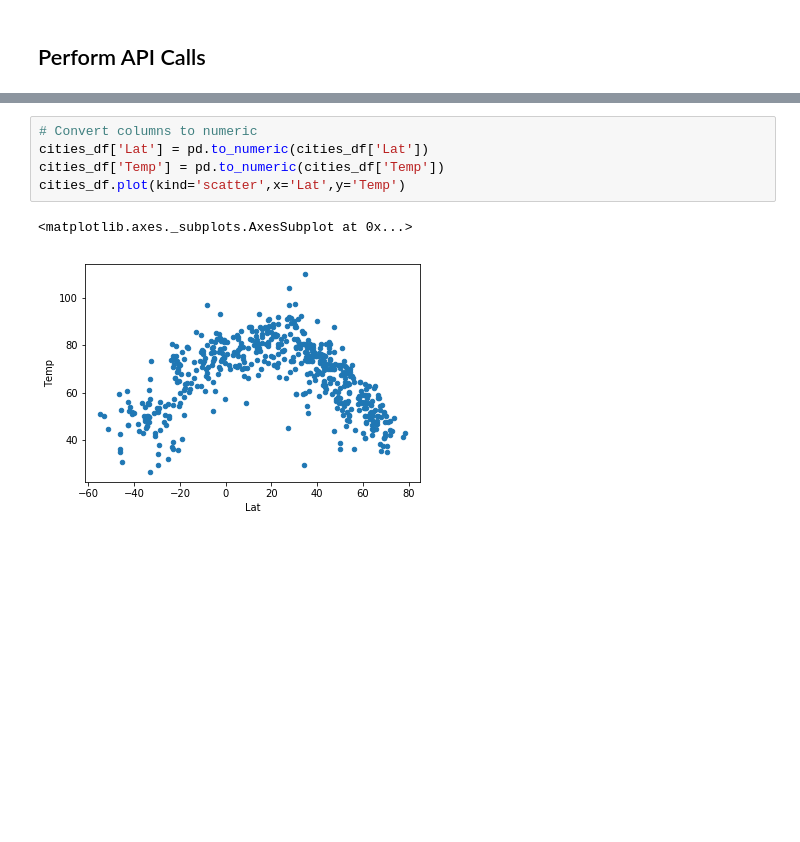
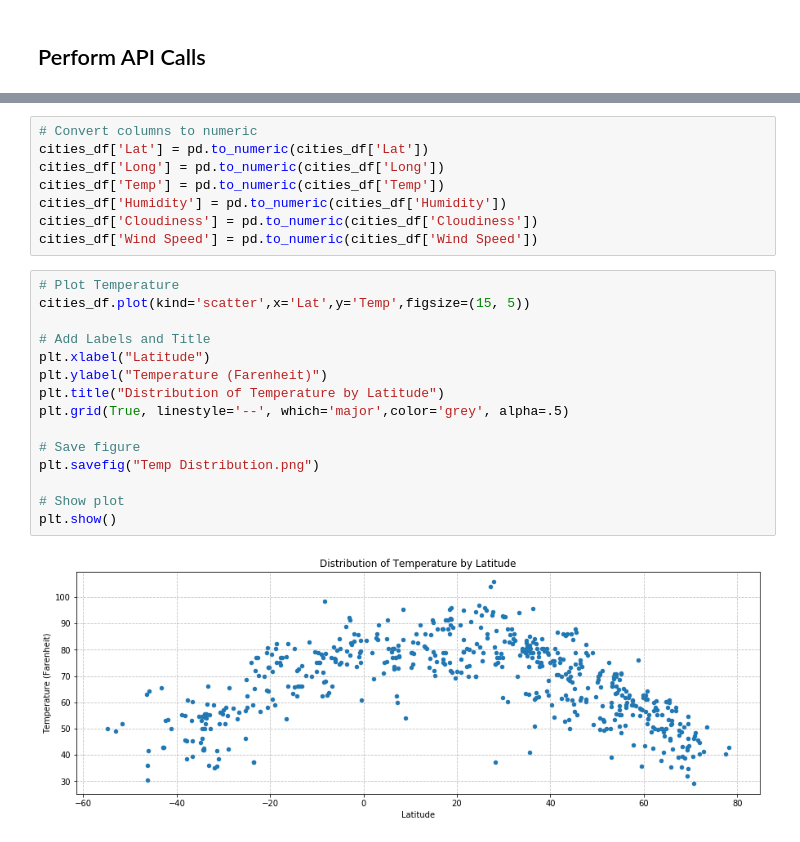
Before and after one commit to FractalMind81/DataAnalytics, a Jupyter notebook: Python/API/WeatherPy.ipynb, the cells around one changed output, grey strips where cells are left out. Drawn from its saved outputs; the diff is of its cells as text; blank space fills up the shorter version.

Commit message:
add weather plots and figures

```diff
--- a/Python/API/WeatherPy.ipynb
+++ b/Python/API/WeatherPy.ipynb
@@ -103,8 +108,25 @@ cities_df.head()
 # %%
 # Convert columns to numeric
 cities_df['Lat'] = pd.to_numeric(cities_df['Lat'])
+cities_df['Long'] = pd.to_numeric(cities_df['Long'])
 cities_df['Temp'] = pd.to_numeric(cities_df['Temp'])
-cities_df.plot(kind='scatter',x='Lat',y='Temp')
+cities_df['Humidity'] = pd.to_numeric(cities_df['Humidity'])
+cities_df['Cloudiness'] = pd.to_numeric(cities_df['Cloudiness'])
+cities_df['Wind Speed'] = pd.to_numeric(cities_df['Wind Speed'])
-# %% [output]
-<matplotlib.axes._subplots.AxesSubplot at 0x...>
-[figure, removed]
+# %%
+# Plot Temperature
+cities_df.plot(kind='scatter',x='Lat',y='Temp',figsize=(15, 5))
+
+# Add Labels and Title
+plt.xlabel("Latitude")
+plt.ylabel("Temperature (Farenheit)")
+plt.title("Distribution of Temperature by Latitude")
+plt.grid(True, linestyle='--', which='major',color='grey', alpha=.5)
+
+# Save figure
+plt.savefig("Temp Distribution.png")
+
+# Show plot
+plt.show()
+# %% [output]
+[figure, added]
```
Also changed, not shown: parts of 6 cells of this notebook, 4 other files.
